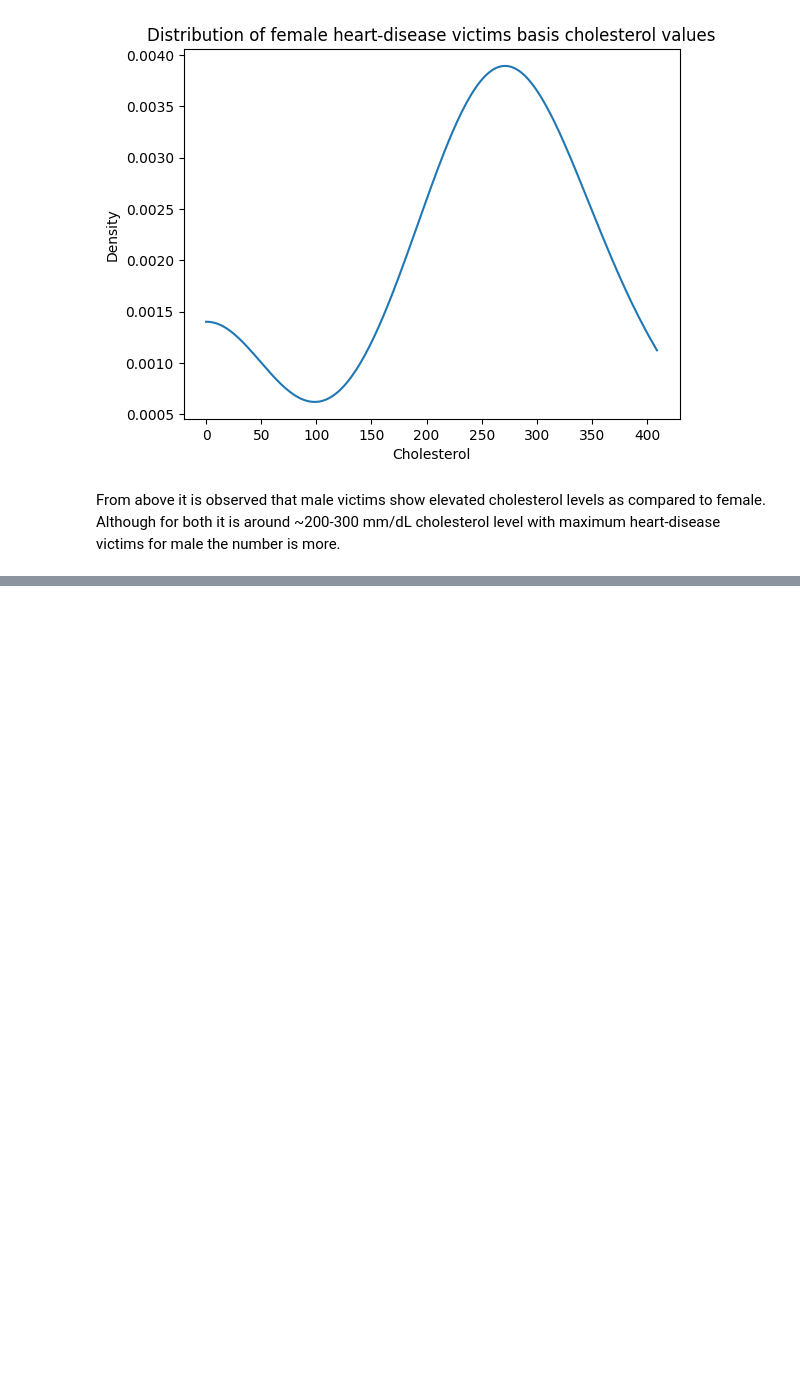
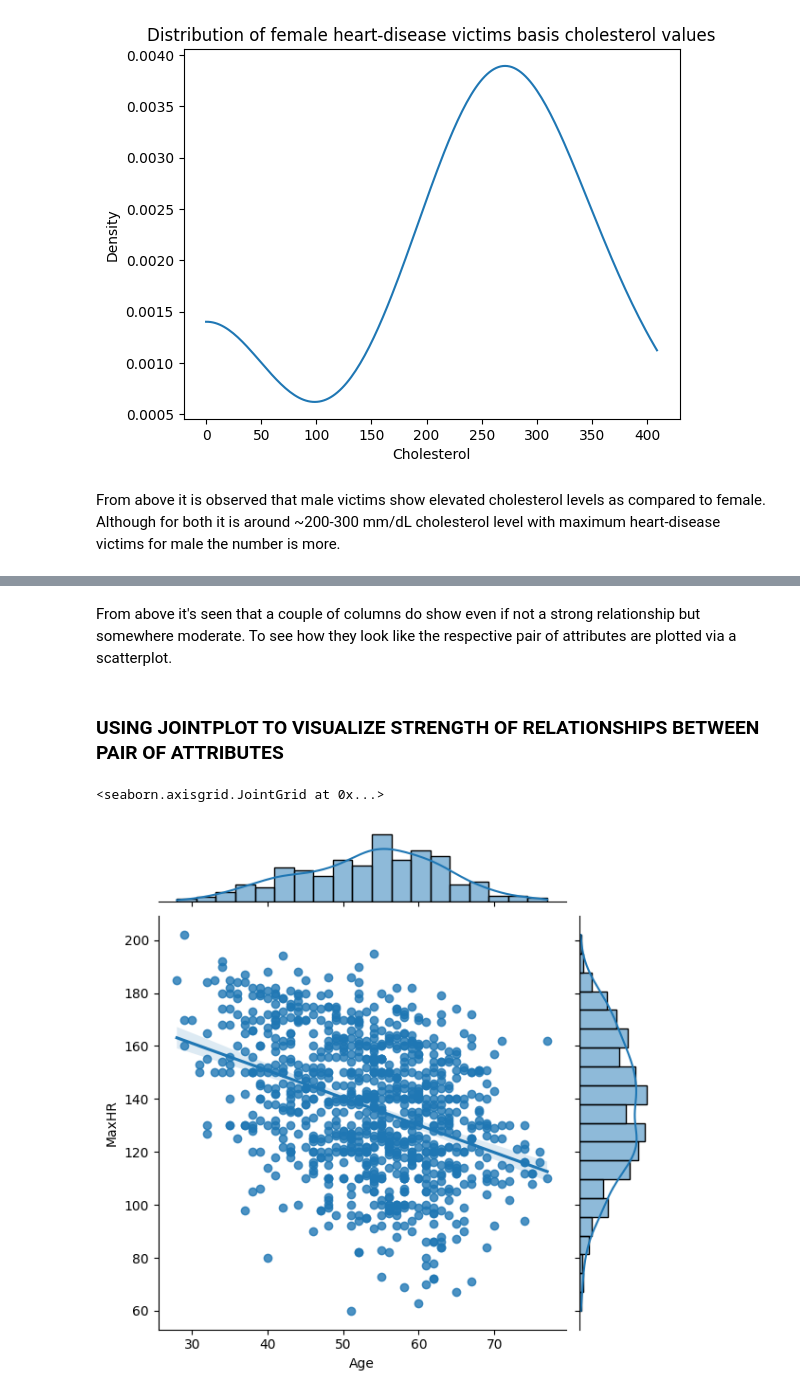
Before and after one commit to Soumyadip54321/Data_Science, a Jupyter notebook: Data_Analysis/HeartDisease.ipynb, the cells around one changed output, grey strips where cells are left out. Drawn from its saved outputs; the diff is of its cells as text; code cells hidden in the pictures; blank space fills up the shorter version.

```diff
--- a/Data_Analysis/HeartDisease.ipynb
+++ b/Data_Analysis/HeartDisease.ipynb
@@ -392,0 +424,9 @@ heart-disease victims for male the number is more.
+# %% [markdown]
+From above it's seen that a couple of columns do show even if not a strong relationship but somewhere moderate. To see how they look like the respective pair of attributes are plotted via a scatterplot.
+# %% [markdown]
+### USING JOINTPLOT TO VISUALIZE STRENGTH OF RELATIONSHIPS BETWEEN PAIR OF ATTRIBUTES
+# %%
+sns.jointplot(data=heartdisease_df,x='Age',y='MaxHR',kind='reg')
+# %% [output]
+<seaborn.axisgrid.JointGrid at 0x...>
+[figure, added]
```
Also changed, not shown: parts of 12 cells of this notebook.
